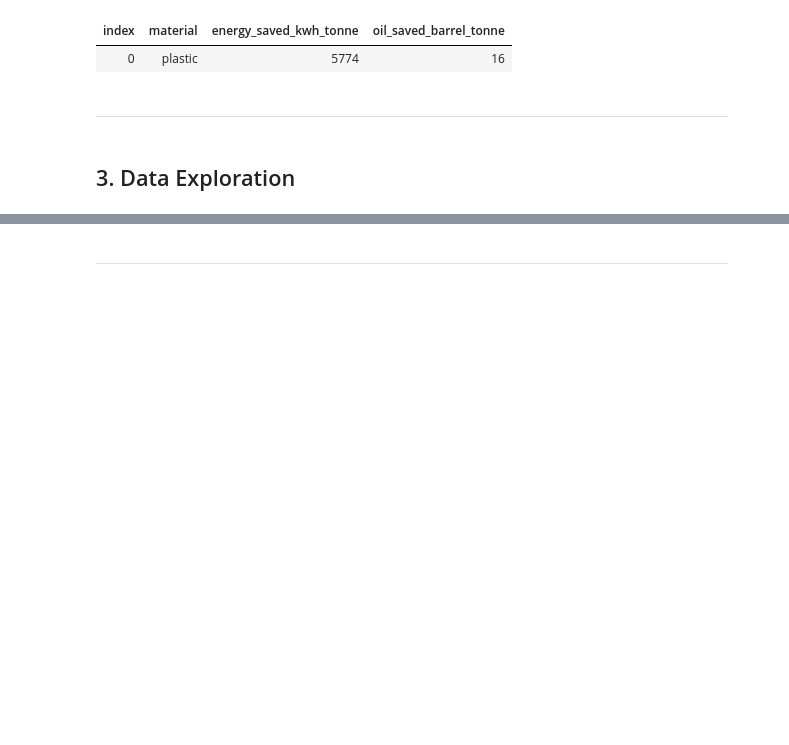
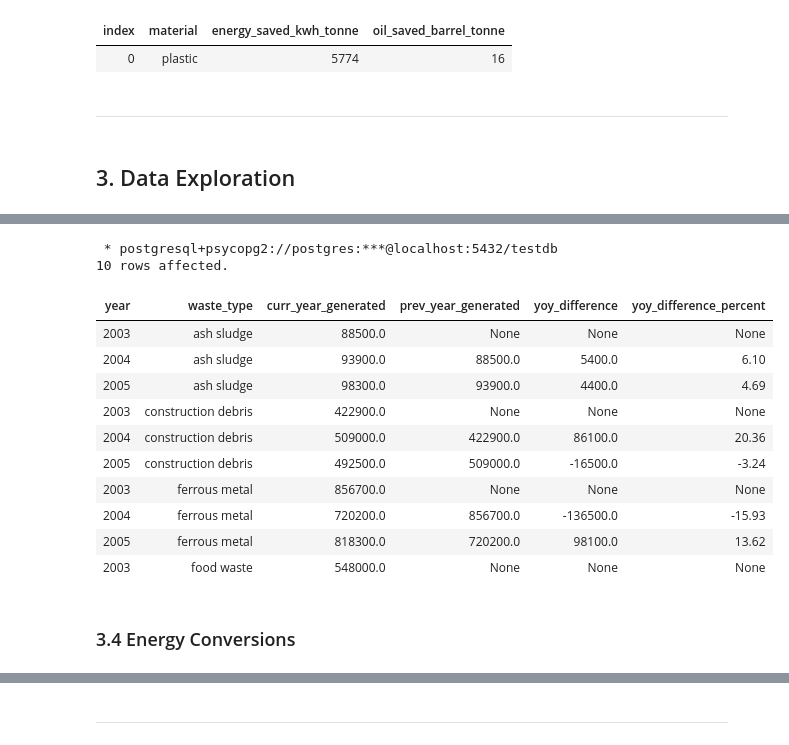
Before and after one commit to kuehbiko/02-Personal-Projects, a Jupyter notebook: WIP/Recycled Energy Savings in Singapore/singapore_recycling_analysis.ipynb, the cells around one changed output, grey strips where cells are left out. Cells and saved outputs as stored; diff of their text form; code cells hidden in the pictures; blank space fills up the shorter version.

```diff
--- a/WIP/Recycled Energy Savings in Singapore/singapore_recycling_analysis.ipynb
+++ b/WIP/Recycled Energy Savings in Singapore/singapore_recycling_analysis.ipynb
@@ -854,0 +732,38 @@ df.to_csv ('output/3-4_energy_conversions.csv', index=False)
+# %%
+%%sql
+-- year over year changes in total waste generated for each material
+WITH cte_recycling AS
+(SELECT
+    *,
+    total_waste_generated_tonne AS curr_year_generated,
+    CASE
+        WHEN year = '2003' THEN NULL
+        ELSE LAG(total_waste_generated_tonne) OVER (ORDER BY waste_type, year)
+    END AS prev_year_generated,
+    CASE
+        WHEN year = '2003' THEN NULL
+        ELSE total_waste_generated_tonne-LAG(total_waste_generated_tonne) OVER (ORDER BY waste_type, year)
+    END AS yoy_difference
+FROM recycling
+ORDER BY waste_type, year)
+
+SELECT
+    year, waste_type, curr_year_generated, prev_year_generated, yoy_difference,
+    ROUND(CAST((yoy_difference/prev_year_generated)*100 AS NUMERIC),2) AS yoy_difference_percent
+FROM cte_recycling
+WHERE CAST(YEAR AS NUMERIC) BETWEEN 2003 AND 2005
+LIMIT 10;
+# %% [output]
+ * postgresql+psycopg2://postgres:***@localhost:5432/testdb
+10 rows affected.
+| year | waste_type | curr_year_generated | prev_year_generated | yoy_difference | yoy_difference_percent |
+| 2003 | ash sludge | 88500.0 | None | None | None |
+| 2004 | ash sludge | 93900.0 | 88500.0 | 5400.0 | 6.10 |
+| 2005 | ash sludge | 98300.0 | 93900.0 | 4400.0 | 4.69 |
+| 2003 | construction debris | 422900.0 | None | None | None |
+| 2004 | construction debris | 509000.0 | 422900.0 | 86100.0 | 20.36 |
+| 2005 | construction debris | 492500.0 | 509000.0 | -16500.0 | -3.24 |
+| 2003 | ferrous metal | 856700.0 | None | None | None |
+| 2004 | ferrous metal | 720200.0 | 856700.0 | -136500.0 | -15.93 |
+| 2005 | ferrous metal | 818300.0 | 720200.0 | 98100.0 | 13.62 |
+| 2003 | food waste | 548000.0 | None | None | None |
@@ -854,0 +791,2 @@ df.to_csv ('output/3-4_energy_conversions.csv', index=False)
+# %% [markdown]
+### 3.4 Energy Conversions
```
Also changed, not shown: parts of 54 cells of this notebook, 8 other files.
